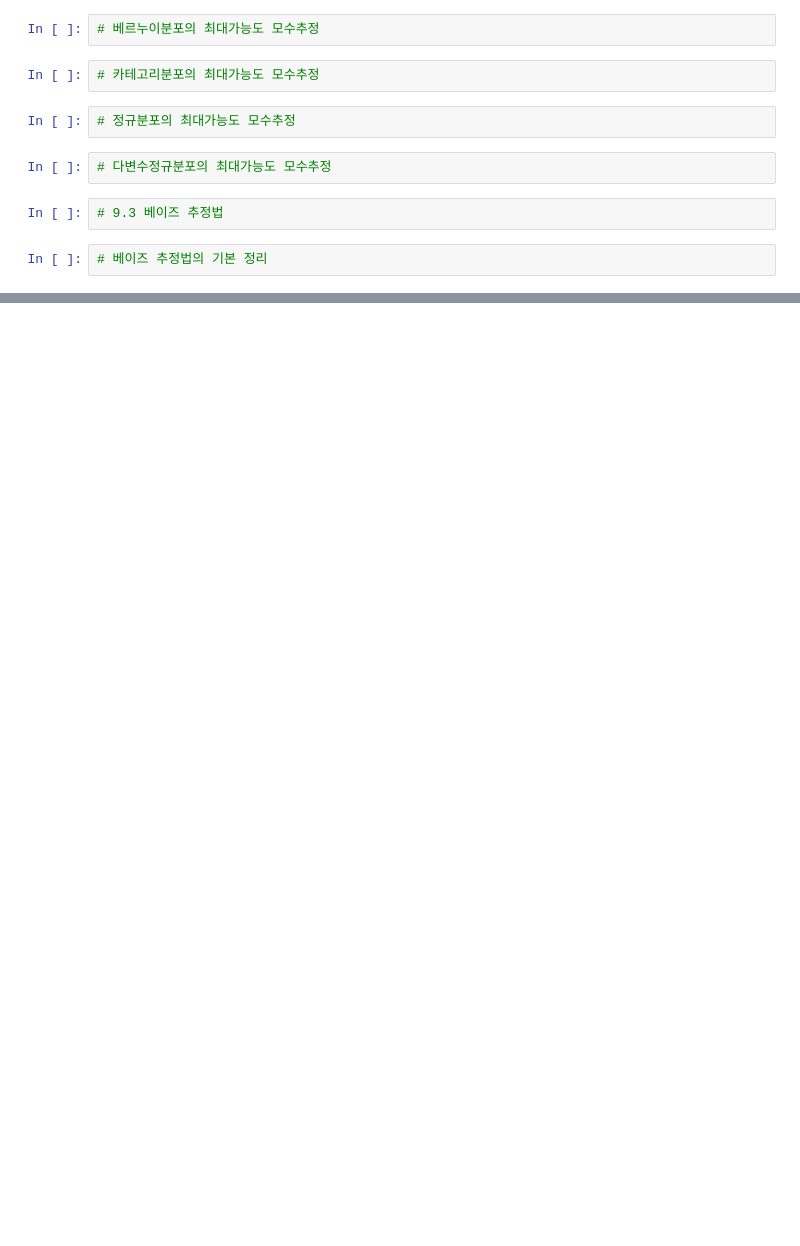
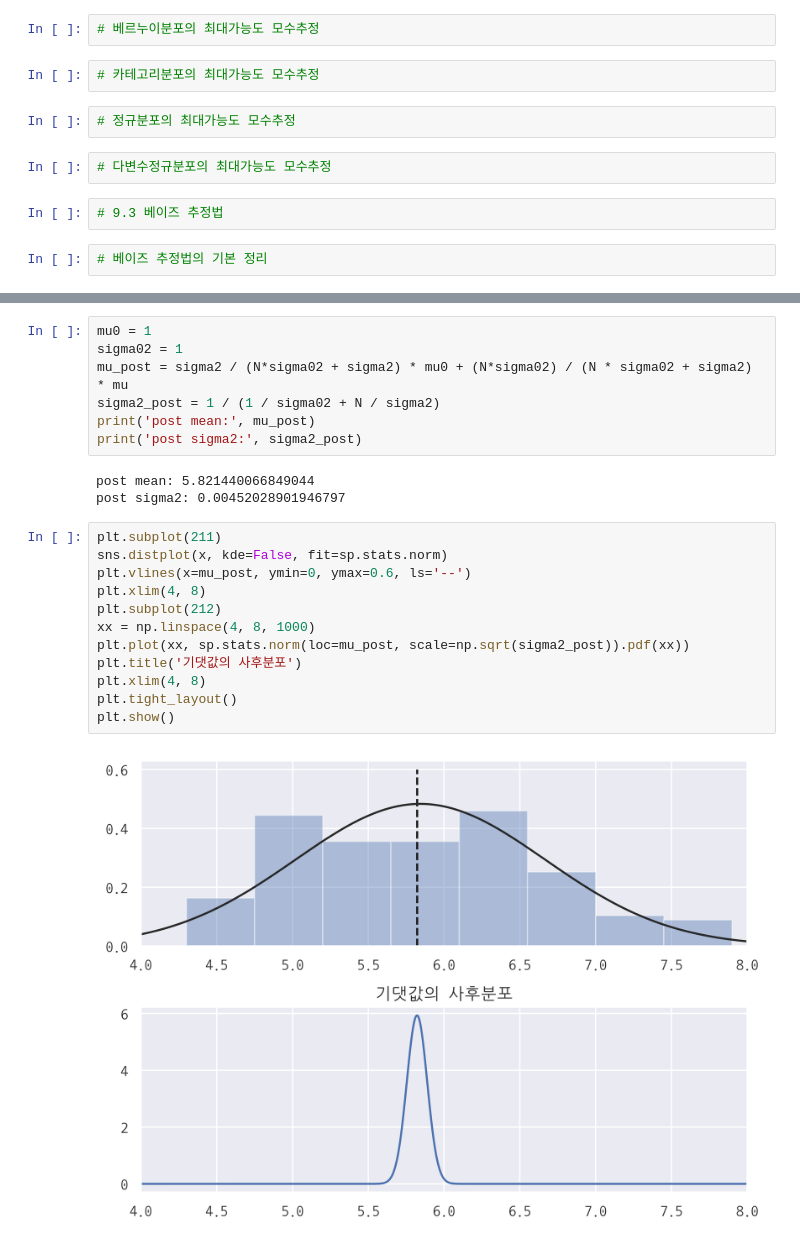
Before and after one commit to hmkim312/TIL, a Jupyter notebook: math/09_추정과 검정.ipynb, the cells around one changed output, grey strips where cells are left out. Drawn from its saved outputs; the diff is of its cells as text; blank space fills up the shorter version.

```diff
--- a/math/09_추정과 검정.ipynb
+++ b/math/09_추정과 검정.ipynb
@@ -56,0 +102,24 @@ df
+# %%
+mu0 = 1
+sigma02 = 1
+mu_post = sigma2 / (N*sigma02 + sigma2) * mu0 + (N*sigma02) / (N * sigma02 + sigma2) * mu
+sigma2_post = 1 / (1 / sigma02 + N / sigma2)
+print('post mean:', mu_post)
+print('post sigma2:', sigma2_post)
+# %% [output]
+post mean: 5.821440066849044
+post sigma2: 0.00452028901946797
+# %%
+plt.subplot(211)
+sns.distplot(x, kde=False, fit=sp.stats.norm)
+plt.vlines(x=mu_post, ymin=0, ymax=0.6, ls='--')
+plt.xlim(4, 8)
+plt.subplot(212)
+xx = np.linspace(4, 8, 1000)
+plt.plot(xx, sp.stats.norm(loc=mu_post, scale=np.sqrt(sigma2_post)).pdf(xx))
+plt.title('기댓값의 사후분포')
+plt.xlim(4, 8)
+plt.tight_layout()
+plt.show()
+# %% [output]
+[figure, added]
```
Also changed, not shown: parts of 7 cells of this notebook.
